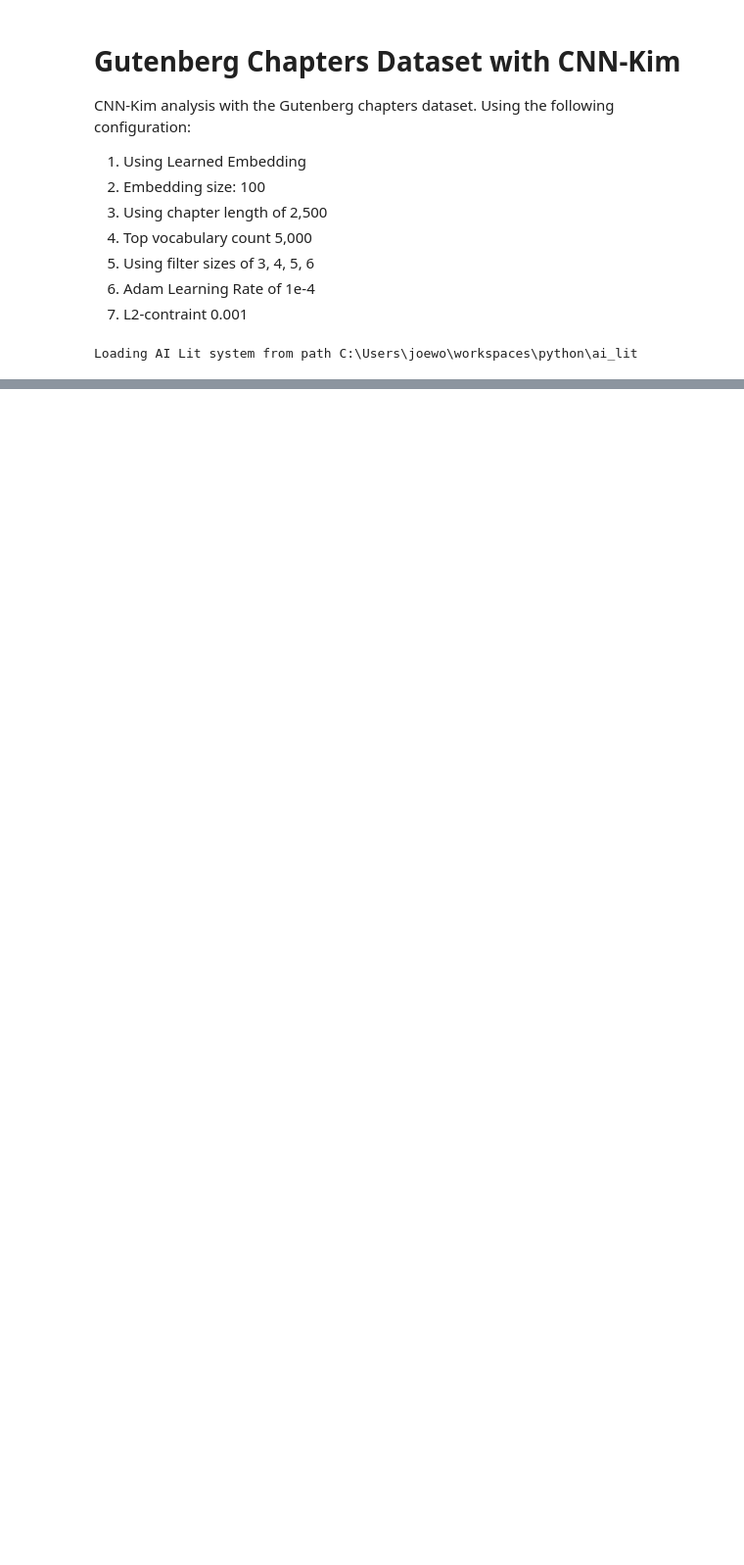
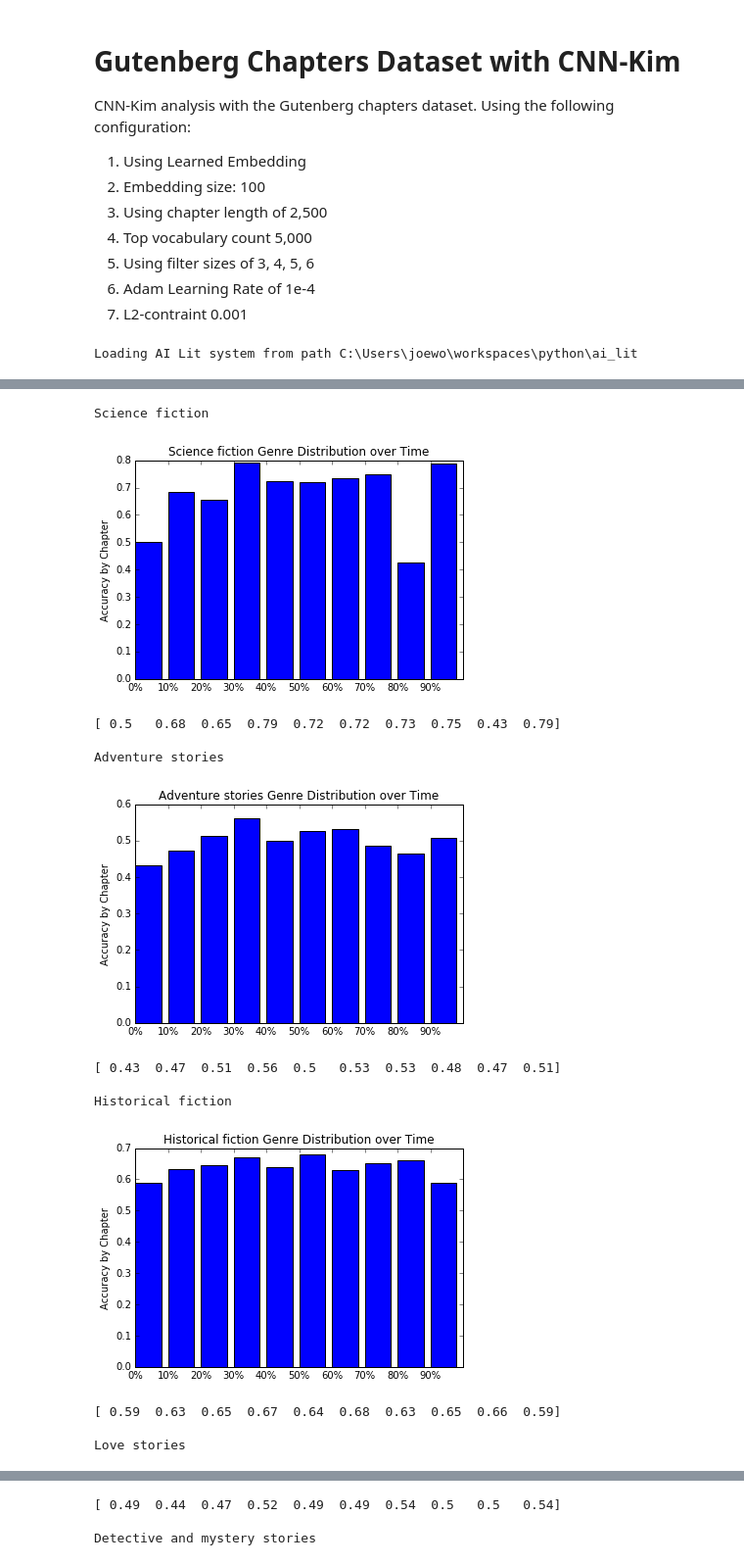
Before and after one commit to joeworsh/ai-lit, a Jupyter notebook: ai_lit/analysis/gutenberg/gb_chapters_cnn_learned_embeddings_1.ipynb, the cells around one changed output, grey strips where cells are left out. Shown: that part at 98% size. Drawn from its saved outputs; the diff is of its cells as text; code cells hidden in the pictures; blank space fills up the shorter version.

```diff
--- a/ai_lit/analysis/gutenberg/gb_chapters_cnn_learned_embeddings_1.ipynb
+++ b/ai_lit/analysis/gutenberg/gb_chapters_cnn_learned_embeddings_1.ipynb
@@ -51,0 +63,47 @@ F1: 0.622899934842
+# %%
+df = pd.DataFrame([[book_id, record] for book_id, record in records.items()], columns=["book_id", "record"])
+# %%
+df['target'] = df['record'].apply(lambda r: r[0].target)
+df['prediction'] = df['record'].apply(lambda r: np.bincount([c.pred for c in r]).argmax())
+# %%
+def get_chapter_distribution(records, bin_count):
+    c_right = [0] * bin_count
+    c_total = [0] * bin_count
+    bins = np.arange(0, 1, 1/bin_count)
+    for r in records:
+        max_c = r[-1].chap_idx
+        c_hist = np.digitize([c.chap_idx / max_c for c in r], bins=bins, right=True)
+        for c, bin in zip(r, c_hist):
+            if c.pred == c.target:
+                c_right[bin-1] = c_right[bin-1] + 1
+            c_total[bin-1] = c_total[bin-1] + 1
+    return np.divide(c_right, c_total)
+# %%
+bar_locs = np.arange(0, 10, 1)
+for i in range(0, len(subjects)):
+    dist = get_chapter_distribution(df[df['target'] == i]['record'], 10)
+    print(subjects[i])
+    fig, ax = plt.subplots()
+    ax.bar(bar_locs, dist, align="edge",
+            tick_label=["0%", "10%", "20%", "30%", "40%",
+                        "50%", "60%", "70%", "80%", "90%"])
+    ax.set_ylabel('Accuracy by Chapter')
+    ax.set_title("{} Genre Distribution over Time".format(subjects[i]))
+    plt.xlim([0,10])
+    plt.show()
+    print(dist)
+    print()
+# %% [output]
+Science fiction
+[figure, added]
+[ 0.5   0.68  0.65  0.79  0.72  0.72  0.73  0.75  0.43  0.79]
+
+Adventure stories
+[figure, added]
+[ 0.43  0.47  0.51  0.56  0.5   0.53  0.53  0.48  0.47  0.51]
+
+Historical fiction
+[figure, added]
+[ 0.59  0.63  0.65  0.67  0.64  0.68  0.63  0.65  0.66  0.59]
+
+Love stories
@@ -51,0 +111,3 @@ F1: 0.622899934842
+[ 0.49  0.44  0.47  0.52  0.49  0.49  0.54  0.5   0.5   0.54]
+
+Detective and mystery stories
```
Also changed, not shown: parts of 5 cells of this notebook, 6 other files.
